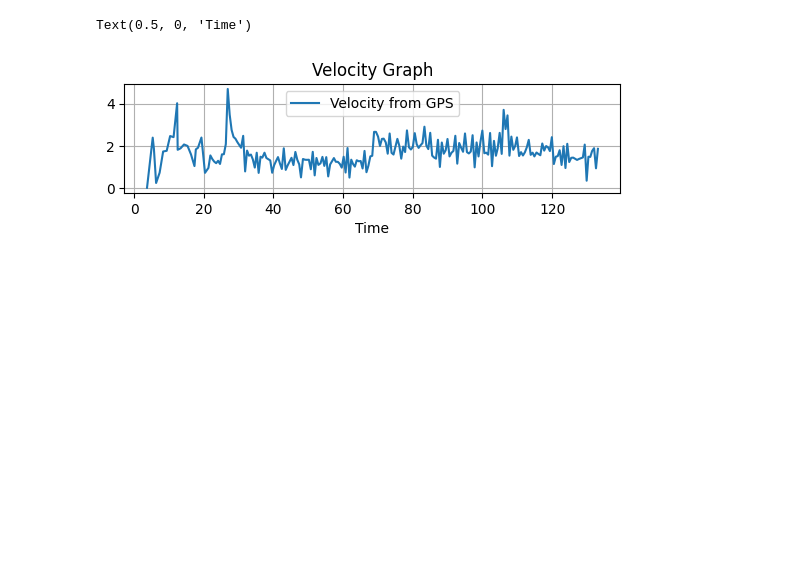
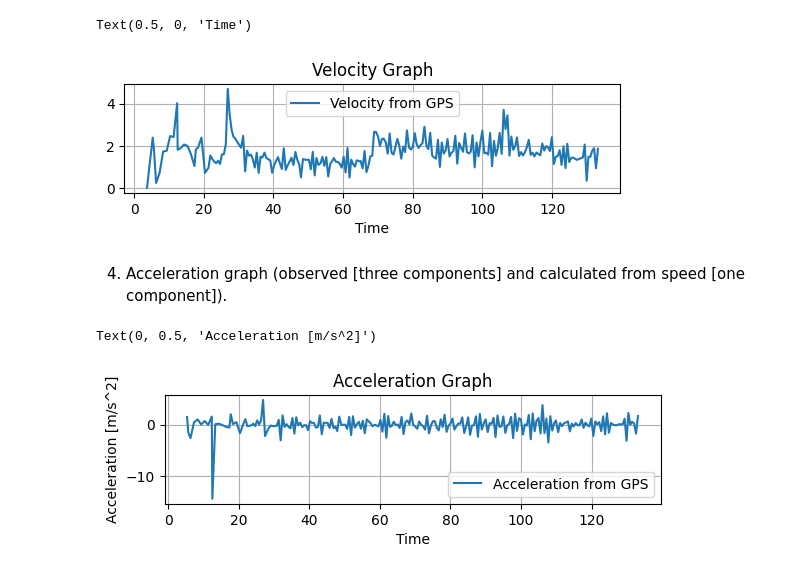
Before and after one commit to DIN22SP/SportsApp-Physics-final-project, a Jupyter notebook: SportsApp.ipynb, the cells around one changed output. Saved outputs shown, nothing was run; the diff lists cells and outputs as text; code cells hidden in the pictures; blank space fills up the shorter version.

Commit message:
4. Acceleration graph (observed [three components] and calculated from speed [one component]).

```diff
--- a/SportsApp.ipynb
+++ b/SportsApp.ipynb
@@ -104,3 +104,16 @@ plt.xlabel('Time')
 # %% [output]
 Text(0.5, 0, 'Time')
 [figure]
+# %% [markdown]
+4. Acceleration graph (observed [three components] and calculated from speed [one component]).
+# %%
+plt.subplot(3, 1, 3)
+plt.plot(data['seconds_elapsed'], data['acceleration'])
+plt.legend(['Acceleration from GPS'])
+plt.grid()
+plt.title('Acceleration Graph')
+plt.xlabel('Time')
+plt.ylabel('Acceleration [m/s^2]')
+# %% [output]
+Text(0, 0.5, 'Acceleration [m/s^2]')
+[figure, added]
```
